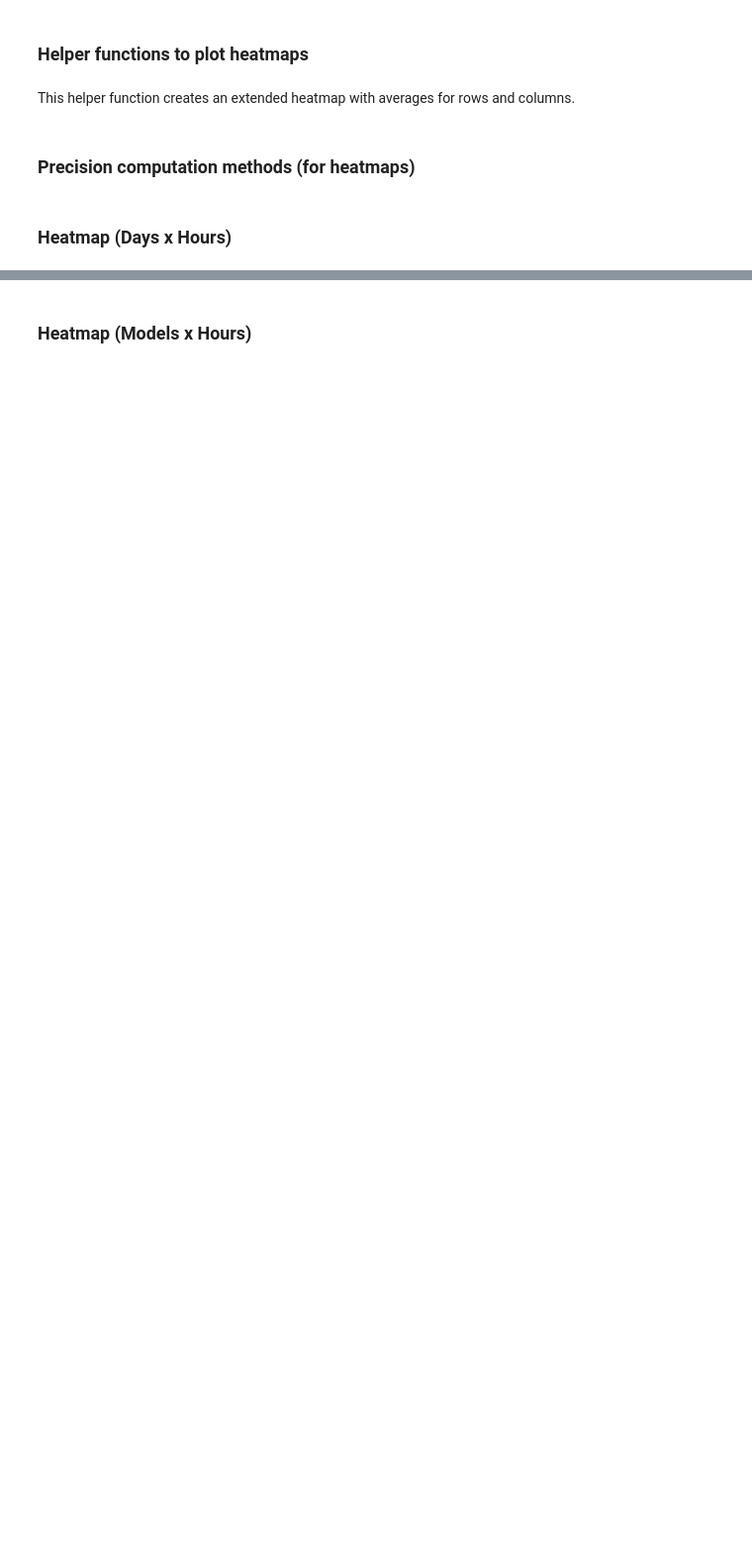
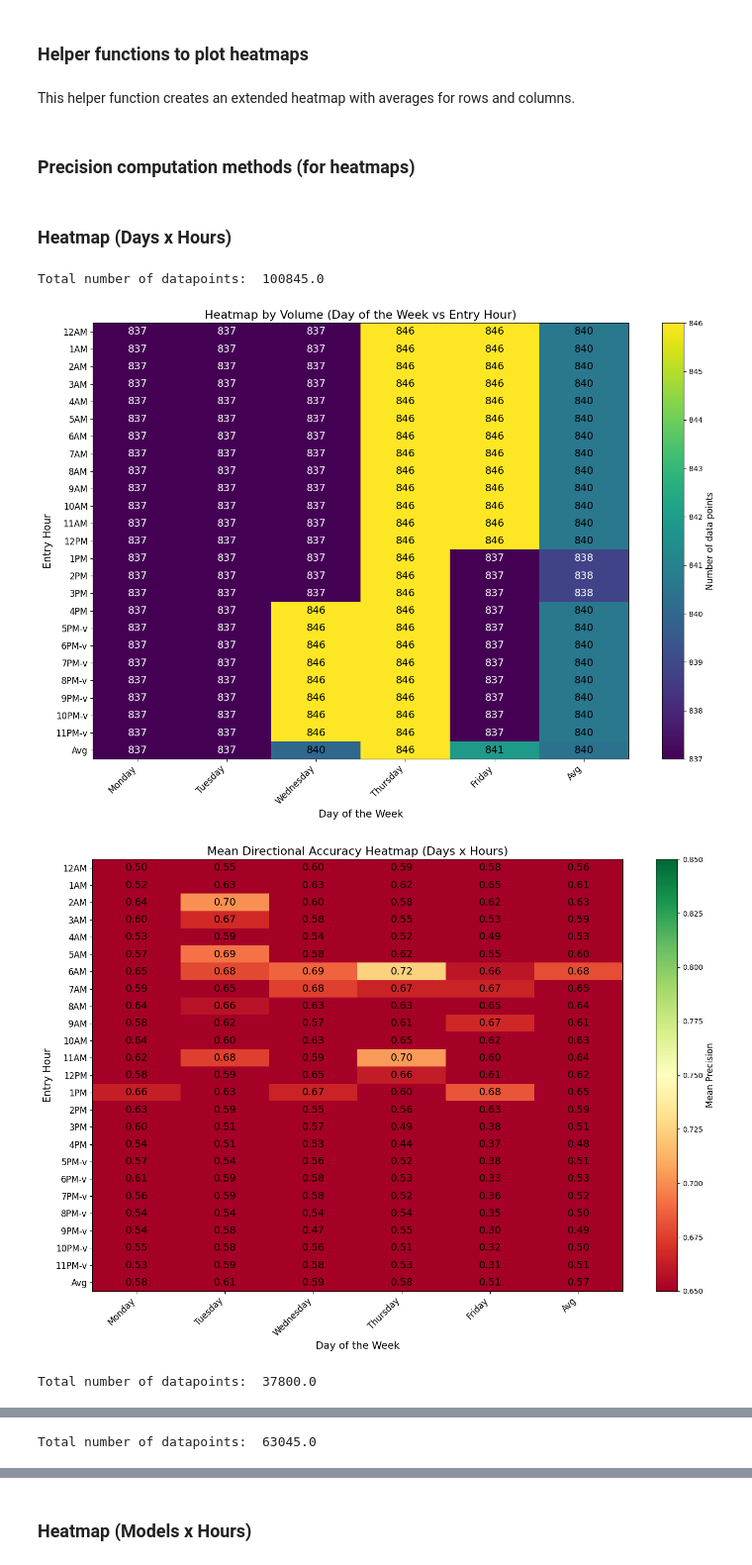
Before and after one commit to baudoin-csp/TF4FIP, a Jupyter notebook: analysis/notebooks/metrics.ipynb, the cells around one changed output, grey strips where cells are left out. Shown at 99% size. Cells and saved outputs as stored; diff of their text form; code cells hidden in the pictures; blank space fills up the shorter version.

Commit message:
change the definition of precision for heatmaps

```diff
--- a/analysis/notebooks/metrics.ipynb
+++ b/analysis/notebooks/metrics.ipynb
@@ -521,18 +408,18 @@ def find_hour_index(extracted_hour_label: str, day_hours_bool: bool, night_hours
     return hour_index
 # %%
 def precision(models: List[str], x_values, y_values, x_labels, y_labels, xlabel, ylabel, title, day_hours_bool: bool, night_hours_bool: bool, all_hours_bool: bool, process_row, **kwargs):
-    """Compute precision matrices for each model, fill precisions, and plot extended heatmap."""
+    """Compute directional accuracy matrices for each model, fill accuracy, and plot extended heatmap."""
 
     # 1. Initialize data structures
     heatmaps = initialize_heatmaps(x_values, y_values, horizons)
-    tp_data, fp_data, precisions, tn_data, fn_data = initialize_data_matrices(len(x_values), len(y_values))
+    correct_data, incorrect_data, accuracies = initialize_data_matrices(len(x_values), len(y_values))
 
-    # 2. Collect TP and FP values from each model
+    # 2. Collect CORRECT and INCORRECT values from each model
     for model_index, model in models.items():
         df = load_model_data(model)
 
         # The context has a length of 384 hours and so ends at index context_length_index. We start predicting at the 385th hour (at index 384).
-        # The last prediction_length hours of the datframe are not considered for prediction because they are used for comparison with the last 12 predictions (for the last hour of the set).
+        # The last prediction_length hours of the dataframe are not considered for prediction because they are used for comparison with the last prediction_length (for the last hour of the set).
         # We predict the next prediction_length hours for every row.
         first_predicted_row, last_predicted_row = context_length_index, len(df) - prediction_length
 
@@ -540,14 +427,14 @@ def precision(models: List[str], x_values, y_values, x_labels, y_labels, xlabel,
             kwargs["index"], kwargs["model_index"], kwargs["row"], kwargs["heatmaps"],kwargs["day_hours_bool"], kwargs["night_hours_bool"], kwargs["all_hours_bool"] = index, model_index, row, heatmaps, day_hours_bool, night_hours_bool, all_hours_bool
             process_row(**kwargs)
 
-    # 3. Aggregate results into tp_data and fp_data
-    update_matrices(heatmaps=heatmaps, tp_data=tp_data, fp_data=fp_data, tn_data=tn_data, fn_data=fn_data, x_values= x_values, y_values=y_values)
+    # 3. Aggregate results into correct_data and incorrect_data
+    update_matrices(heatmaps=heatmaps, correct_data=correct_data, incorrect_data=incorrect_data, x_values= x_values, y_values=y_values)
 
-    # 4. Fill precisions with the ratio = TP / (TP + FP)
-    fill_precisions(precisions, tp_data, fp_data)
+    # 4. Fill accuracies
+    fill_directional_accuracy(accuracies, correct_data, incorrect_data)
 
     # 5. Build the volume heatmap and plot
-    extended_data_sum = number_of_data_points(tp_data=tp_data, fp_data=fp_data, tn_data=tn_data, fn_data=fn_data)
+    extended_data_sum = number_of_data_points(correct_data=correct_data, incorrect_data=incorrect_data)
     plot_extended_heatmap_volume(
         extended_data_sum,
         x_labels=x_labels,
@@ -558,7 +445,7 @@ def precision(models: List[str], x_values, y_values, x_labels, y_labels, xlabel,
     )
 
     # 6. Build extended heatmap data & plot
-    extended_data = create_extended_heatmap_data(precisions, tp_data, fp_data)
+    extended_data = create_extended_heatmap_data(accuracies)
     plot_extended_heatmap(
         extended_data,
         x_labels=x_labels,
@@ -572,8 +459,8 @@ def precision(models: List[str], x_values, y_values, x_labels, y_labels, xlabel,
 # %%
 def process_row_days_hours(**kwargs):
     """
-    Process a single row of data to update the heatmaps with True Positive (TP)
-    and False Positive (FP) values using a filtering logic for day and hour settings.
+    Process a single row of data to update the heatmaps with correct predictions
+    and incorrect predictions values using a filtering logic for day and hour settings.
 
     This function extracts relevant time-based indices from the provided row
     and updates the corresponding heatmap values for different forecasting horizons.
@@ -582,49 +469,49 @@ def process_row_days_hours(**kwargs):
     - kwargs: Dictionary containing:
         - index (datetime): Timestamp index for the row.
         - model_index (int): Index referring to the model being processed.
-        - row (pd.Series): Row containing TP and FP values as stringified lists.
+        - row (pd.Series): Row containing CORRECT and INCORRECT values as stringified lists.
         - heatmaps (dict): Dictionary storing heatmap data.
         - day_hours_bool (bool): Whether to consider only day trading hours.
         - night_hours_bool (bool): Whether to consider only night trading hours.
         - all_hours_bool (bool): Whether to consider all trading hours.
 
     Notes:
     - The function skips weekends (Saturday and Sunday) as markets are closed.
     """
 
     # Unpack keyword arguments
     index, model_index, row, heatmaps, day_hours_bool, night_hours_bool, all_hours_bool = kwargs.values()
 
     # Extract the day of the week (0=Monday, 6=Sunday)
     day = index.weekday()
 
     # Convert hour into a readable format (e.g., "3PM" instead of 15)
     extracted_hour_label = datetime.strptime(str(index.hour), "%H").strftime("%-I%p")
 
     # Determine the corresponding index of an hour in the dictionary storing all constants
     hour_index = find_hour_index(extracted_hour_label, day_hours_bool, night_hours_bool, all_hours_bool)
 
     # Only process rows for trading days (Monday to Friday)
     # Market data is forward-filled over weekends, but we don't evaluate those periods
     if (day in days.keys()):
 
-
         # Apply filtering logic based on trading hours settings (day hours, night hours, or all hours)
         if all_hours_bool or (day_hours_bool and (extracted_hour_label in day_hours.values())) or (night_hours_bool and (extracted_hour_label in night_hours.values())):
 
-            # Convert TP and FP values from string representations to lists
-            TP_list = ast.literal_eval(row["TP"])
-            FP_list = ast.literal_eval(row["FP"])
-            TN_list = ast.literal_eval(row["TN"])
-            FN_list = ast.literal_eval(row["FN"])
+            # Convert CORRECT and INCORRECT values from string representations to lists
+            correct_list = ast.literal_eval(row["CORRECT"])
+            incorrect_list = ast.literal_eval(row["INCORRECT"])
 
             # Iterate over different forecast horizons and update heatmap values
             for horizon_index in horizons:
-                heatmaps[f"{day}_{hour_index}"]["TP"][horizon_index] += TP_list[horizon_index]
-                heatmaps[f"{day}_{hour_index}"]["FP"][horizon_index] += FP_list[horizon_index]
-                heatmaps[f"{day}_{hour_index}"]["TN"][horizon_index] += TN_list[horizon_index]
-                heatmaps[f"{day}_{hour_index}"]["FN"][horizon_index] += FN_list[horizon_index]
+                heatmaps[f"{day}_{hour_index}"]["CORRECT"][horizon_index] += correct_list[horizon_index]
+                heatmaps[f"{day}_{hour_index}"]["INCORRECT"][horizon_index] += incorrect_list[horizon_index]
 kwargs = {}
-precision(models=models, x_values=days, y_values=hours, x_labels = day_labels, y_labels = hour_labels, xlabel="Day of the Week", ylabel="Entry Hour", title="Mean Precision Heatmap (Days x Hours)", day_hours_bool=False, night_hours_bool=False, all_hours_bool=True, process_row=process_row_days_hours, **kwargs)
-precision(models=models, x_values=days, y_values=day_hours, x_labels = day_labels, y_labels = day_hours_labels, xlabel="Day of the Week", ylabel="Entry Hour", title="Mean Precision Heatmap (Days x Hours) - day hours", day_hours_bool=True, night_hours_bool=False, all_hours_bool=False, process_row=process_row_days_hours, **kwargs)
-precision(models=models, x_values=days, y_values=night_hours, x_labels = day_labels, y_labels = night_hours_labels, xlabel="Day of the Week", ylabel="Entry Hour", title="Mean Precision Heatmap (Days x Hours) - night hours", day_hours_bool=False, night_hours_bool=True, all_hours_bool=False, process_row=process_row_days_hours, **kwargs)
+precision(models=models, x_values=days, y_values=hours, x_labels = day_labels, y_labels = hour_labels, xlabel="Day of the Week", ylabel="Entry Hour", title="Mean Directional Accuracy Heatmap (Days x Hours)", day_hours_bool=False, night_hours_bool=False, all_hours_bool=True, process_row=process_row_days_hours, **kwargs)
+precision(models=models, x_values=days, y_values=day_hours, x_labels = day_labels, y_labels = day_hours_labels, xlabel="Day of the Week", ylabel="Entry Hour", title="Mean Directional Accuracy Heatmap (Days x Hours) - day hours", day_hours_bool=True, night_hours_bool=False, all_hours_bool=False, process_row=process_row_days_hours, **kwargs)
+precision(models=models, x_values=days, y_values=night_hours, x_labels = day_labels, y_labels = night_hours_labels, xlabel="Day of the Week", ylabel="Entry Hour", title="Mean Directional Accuracy Heatmap (Days x Hours) - night hours", day_hours_bool=False, night_hours_bool=True, all_hours_bool=False, process_row=process_row_days_hours, **kwargs)
+# %% [output]
+Total number of datapoints:  100845.0
+[figure, added]
+[figure, added]
+Total number of datapoints:  37800.0
@@ -630,0 +520 @@ precision(models=models, x_values=days, y_values=night_hours, x_labels = day_lab
+Total number of datapoints:  63045.0
```
Also changed, not shown: parts of 26 cells of this notebook, 1 other file.
